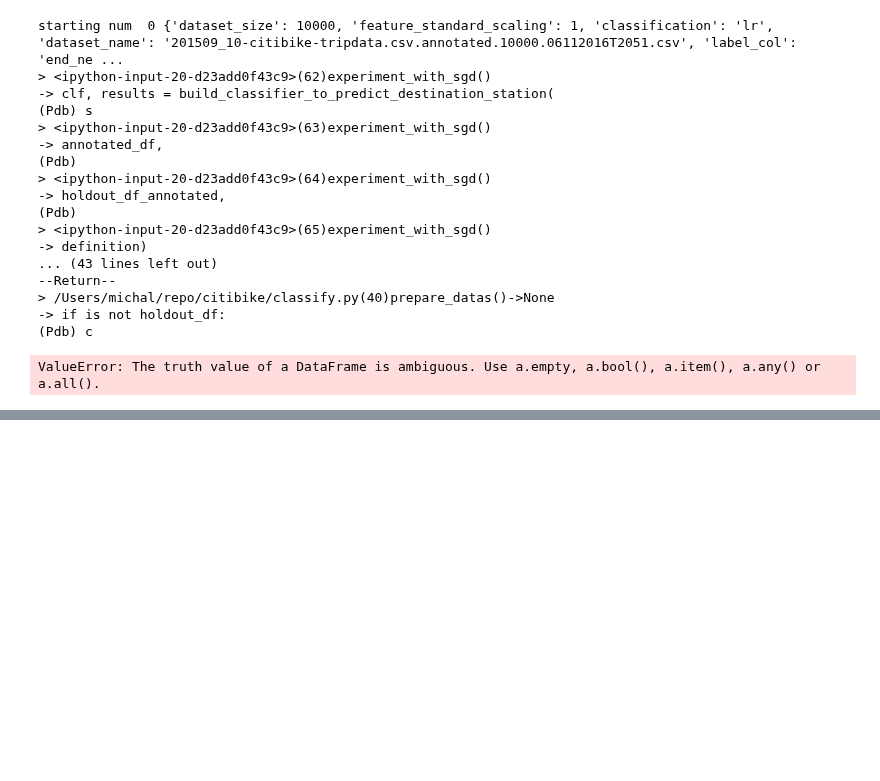
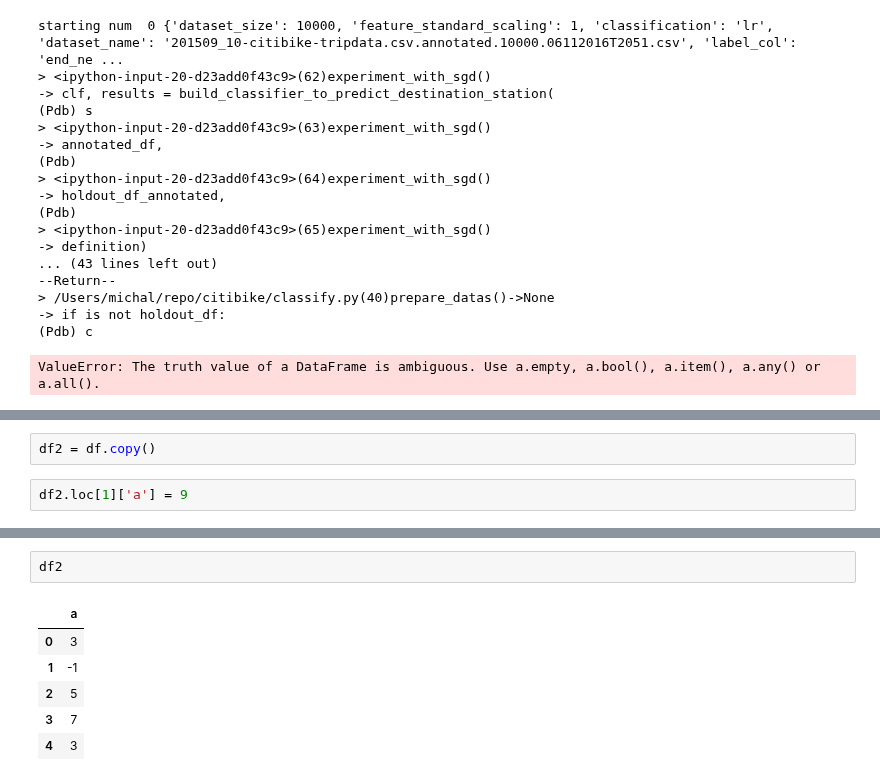
Before and after one commit to namoopsoo/learn-citibike, a Jupyter notebook: try_SGD_05072016.ipynb, the cells around one changed output, grey strips where cells are left out. Cells and saved outputs as stored; diff of their text form; blank space fills up the shorter version.

```diff
--- a/try_SGD_05072016.ipynb
+++ b/try_SGD_05072016.ipynb
@@ -767,0 +786,4 @@ ValueError: The truth value of a DataFrame is ambiguous. Use a.empty, a.bool(),
+# %%
+df2 = df.copy()
+# %%
+df2.loc[1]['a'] = 9
@@ -767,0 +895,9 @@ ValueError: The truth value of a DataFrame is ambiguous. Use a.empty, a.bool(),
+# %%
+df2
+# %% [output]
+|  | a |
+| 0 | 3 |
+| 1 | -1 |
+| 2 | 5 |
+| 3 | 7 |
+| 4 | 3 |
```
Also changed, not shown: parts of 15 cells of this notebook, 1 other file.
